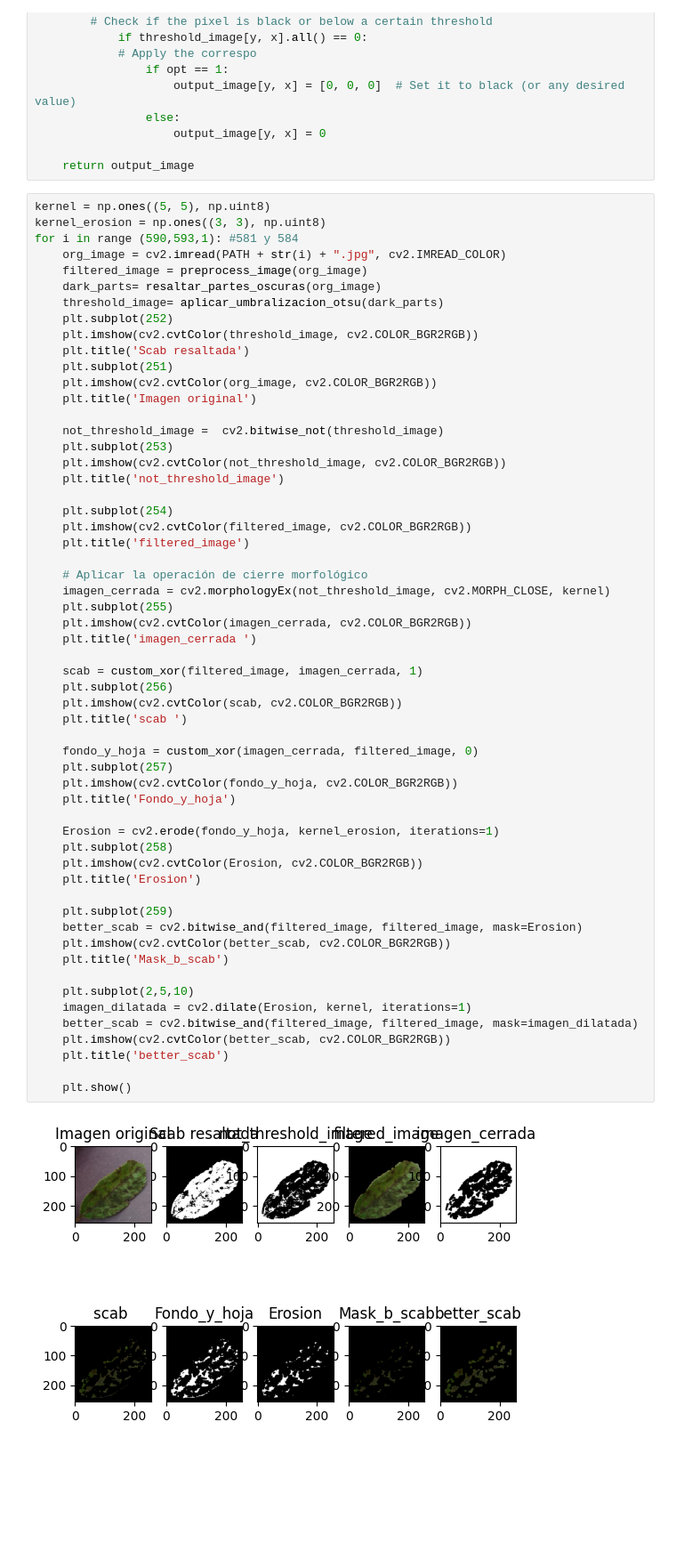
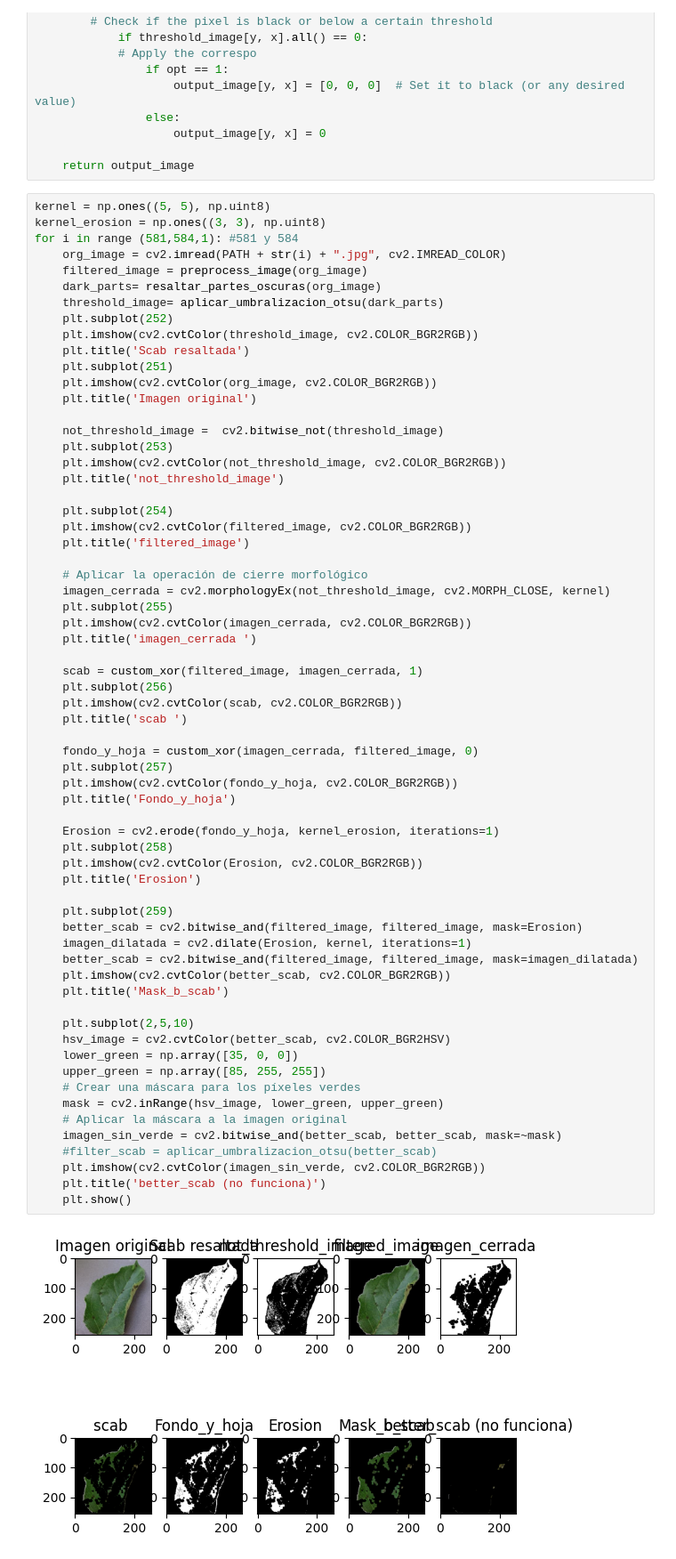
Before and after one commit to Mariagne/Deteccion_de_enfermedades_foliares_en_arboles_de_manzana, a Jupyter notebook: Preprocesamiento/Scab_y_Rust.ipynb, the cells around one changed output. Shown at 89% size. Drawn from its saved outputs; the diff is of its cells as text; blank space fills up the shorter version.

```diff
--- a/Preprocesamiento/Scab_y_Rust.ipynb
+++ b/Preprocesamiento/Scab_y_Rust.ipynb
@@ -185,7 +184,7 @@ def custom_xor(filtered_image, threshold_image, opt):
 # %%
 kernel = np.ones((5, 5), np.uint8)
 kernel_erosion = np.ones((3, 3), np.uint8)
-for i in range (590,593,1): #581 y 584
+for i in range (581,584,1): #581 y 584
     org_image = cv2.imread(PATH + str(i) + ".jpg", cv2.IMREAD_COLOR)
     filtered_image = preprocess_image(org_image)
     dark_parts= resaltar_partes_oscuras(org_image)
@@ -208,36 +207,43 @@ for i in range (590,593,1): #581 y 584
 
     # Aplicar la operación de cierre morfológico
     imagen_cerrada = cv2.morphologyEx(not_threshold_image, cv2.MORPH_CLOSE, kernel)
     plt.subplot(255)
     plt.imshow(cv2.cvtColor(imagen_cerrada, cv2.COLOR_BGR2RGB))
     plt.title('imagen_cerrada ')
 
     scab = custom_xor(filtered_image, imagen_cerrada, 1)
     plt.subplot(256)
     plt.imshow(cv2.cvtColor(scab, cv2.COLOR_BGR2RGB))
     plt.title('scab ')
 
     fondo_y_hoja = custom_xor(imagen_cerrada, filtered_image, 0)
     plt.subplot(257)
     plt.imshow(cv2.cvtColor(fondo_y_hoja, cv2.COLOR_BGR2RGB))
     plt.title('Fondo_y_hoja')
 
     Erosion = cv2.erode(fondo_y_hoja, kernel_erosion, iterations=1)
     plt.subplot(258)
     plt.imshow(cv2.cvtColor(Erosion, cv2.COLOR_BGR2RGB))
     plt.title('Erosion')
 
     plt.subplot(259)
     better_scab = cv2.bitwise_and(filtered_image, filtered_image, mask=Erosion)
+    imagen_dilatada = cv2.dilate(Erosion, kernel, iterations=1)
+    better_scab = cv2.bitwise_and(filtered_image, filtered_image, mask=imagen_dilatada)
     plt.imshow(cv2.cvtColor(better_scab, cv2.COLOR_BGR2RGB))
     plt.title('Mask_b_scab')
 
     plt.subplot(2,5,10)
-    imagen_dilatada = cv2.dilate(Erosion, kernel, iterations=1)
-    better_scab = cv2.bitwise_and(filtered_image, filtered_image, mask=imagen_dilatada)
-    plt.imshow(cv2.cvtColor(better_scab, cv2.COLOR_BGR2RGB))
-    plt.title('better_scab')
-
+    hsv_image = cv2.cvtColor(better_scab, cv2.COLOR_BGR2HSV)
+    lower_green = np.array([35, 0, 0])
+    upper_green = np.array([85, 255, 255])
+    # Crear una máscara para los píxeles verdes
+    mask = cv2.inRange(hsv_image, lower_green, upper_green)
+    # Aplicar la máscara a la imagen original
+    imagen_sin_verde = cv2.bitwise_and(better_scab, better_scab, mask=~mask)
+    #filter_scab = aplicar_umbralizacion_otsu(better_scab)
+    plt.imshow(cv2.cvtColor(imagen_sin_verde, cv2.COLOR_BGR2RGB))
+    plt.title('better_scab (no funciona)')
     plt.show()
 # %% [output]
-[figure, old version]
+[figure, new version]
```
Also changed, not shown: parts of 2 cells of this notebook, 6 other files.
